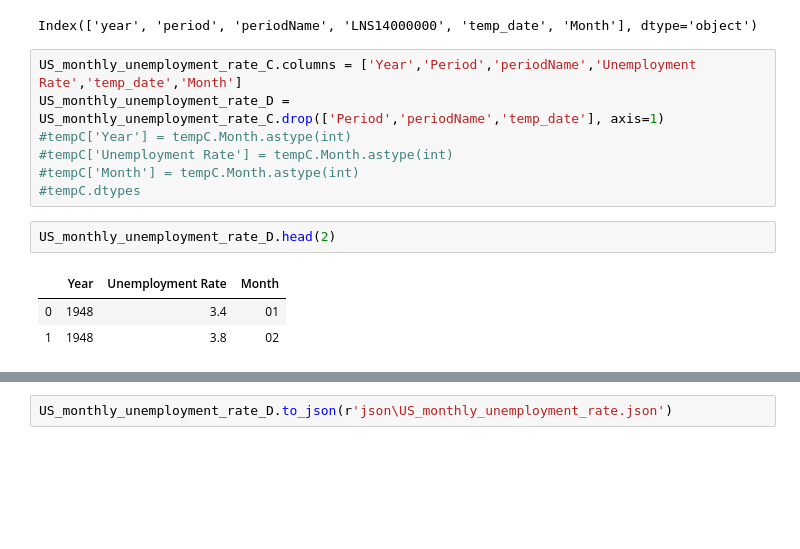
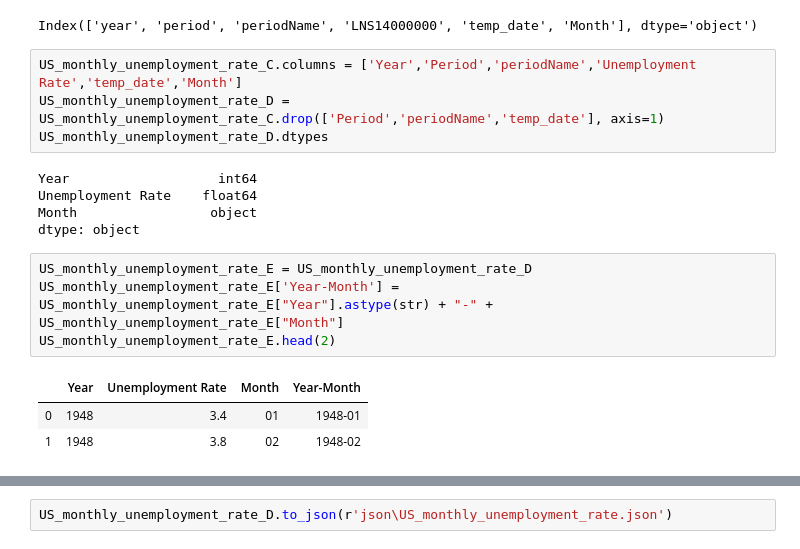
Before and after one commit to sumic59/Covid_IN_County_Jobless-Claims, a Jupyter notebook: MRD_Unemployment_And_Covid_Data_API.ipynb, the cells around one changed output, grey strips where cells are left out. Cells and saved outputs as stored; diff of their text form; blank space fills up the shorter version.

```diff
--- a/MRD_Unemployment_And_Covid_Data_API.ipynb
+++ b/MRD_Unemployment_And_Covid_Data_API.ipynb
@@ -74,13 +74,17 @@ Index(['year', 'period', 'periodName', 'LNS14000000', 'temp_date', 'Month'], dty
 # %%
 US_monthly_unemployment_rate_C.columns = ['Year','Period','periodName','Unemployment Rate','temp_date','Month']
 US_monthly_unemployment_rate_D = US_monthly_unemployment_rate_C.drop(['Period','periodName','temp_date'], axis=1)
-#tempC['Year'] = tempC.Month.astype(int)
-#tempC['Unemployment Rate'] = tempC.Month.astype(int)
-#tempC['Month'] = tempC.Month.astype(int)
-#tempC.dtypes
+US_monthly_unemployment_rate_D.dtypes
+# %% [output]
+Year                   int64
+Unemployment Rate    float64
+Month                 object
+dtype: object
-# %%
-US_monthly_unemployment_rate_D.head(2)
-# %% [output]
-|  | Year | Unemployment Rate | Month |
-| 0 | 1948 | 3.4 | 01 |
-| 1 | 1948 | 3.8 | 02 |
+# %%
+US_monthly_unemployment_rate_E = US_monthly_unemployment_rate_D
+US_monthly_unemployment_rate_E['Year-Month'] = US_monthly_unemployment_rate_E["Year"].astype(str) + "-" + US_monthly_unemployment_rate_E["Month"]
+US_monthly_unemployment_rate_E.head(2)
+# %% [output]
+|  | Year | Unemployment Rate | Month | Year-Month |
+| 0 | 1948 | 3.4 | 01 | 1948-01 |
+| 1 | 1948 | 3.8 | 02 | 1948-02 |
```
Also changed, not shown: parts of 1 cell of this notebook.
